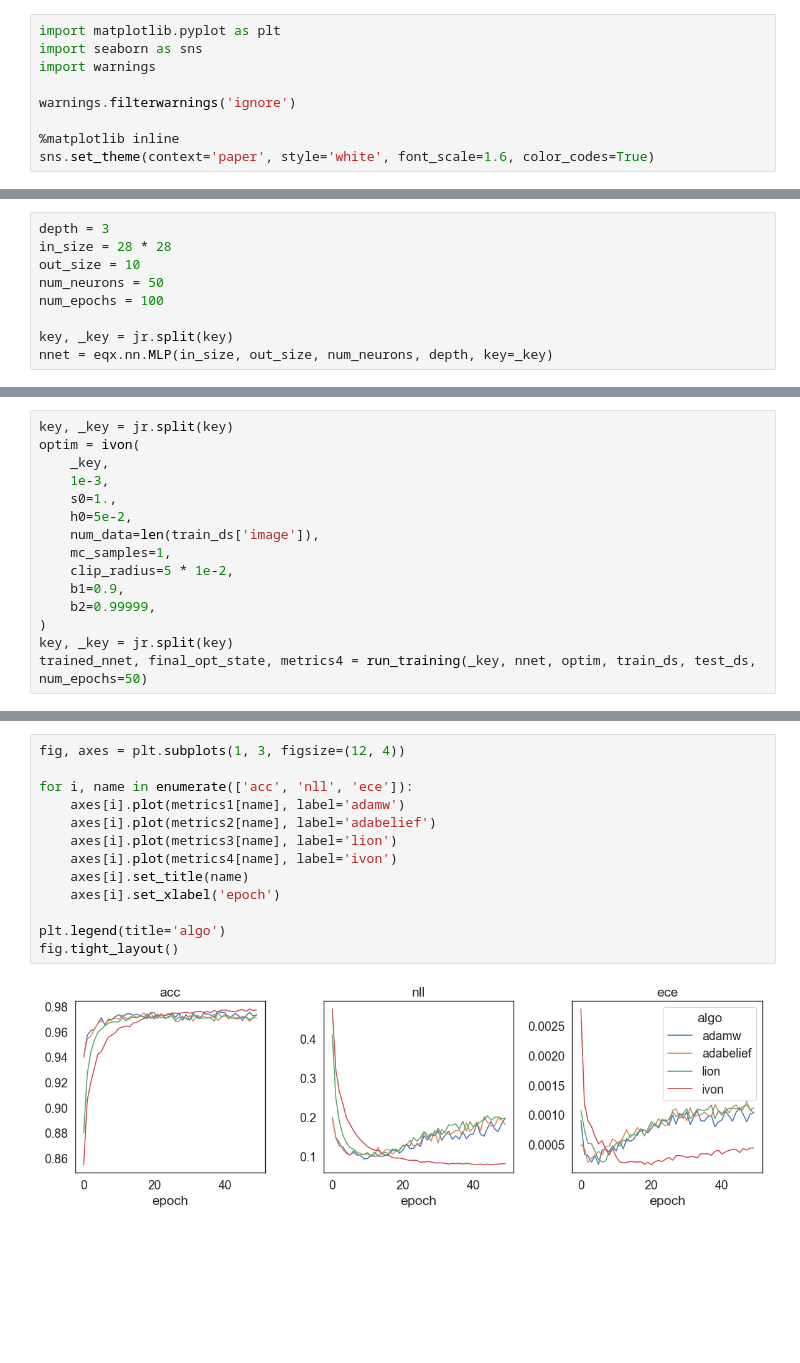
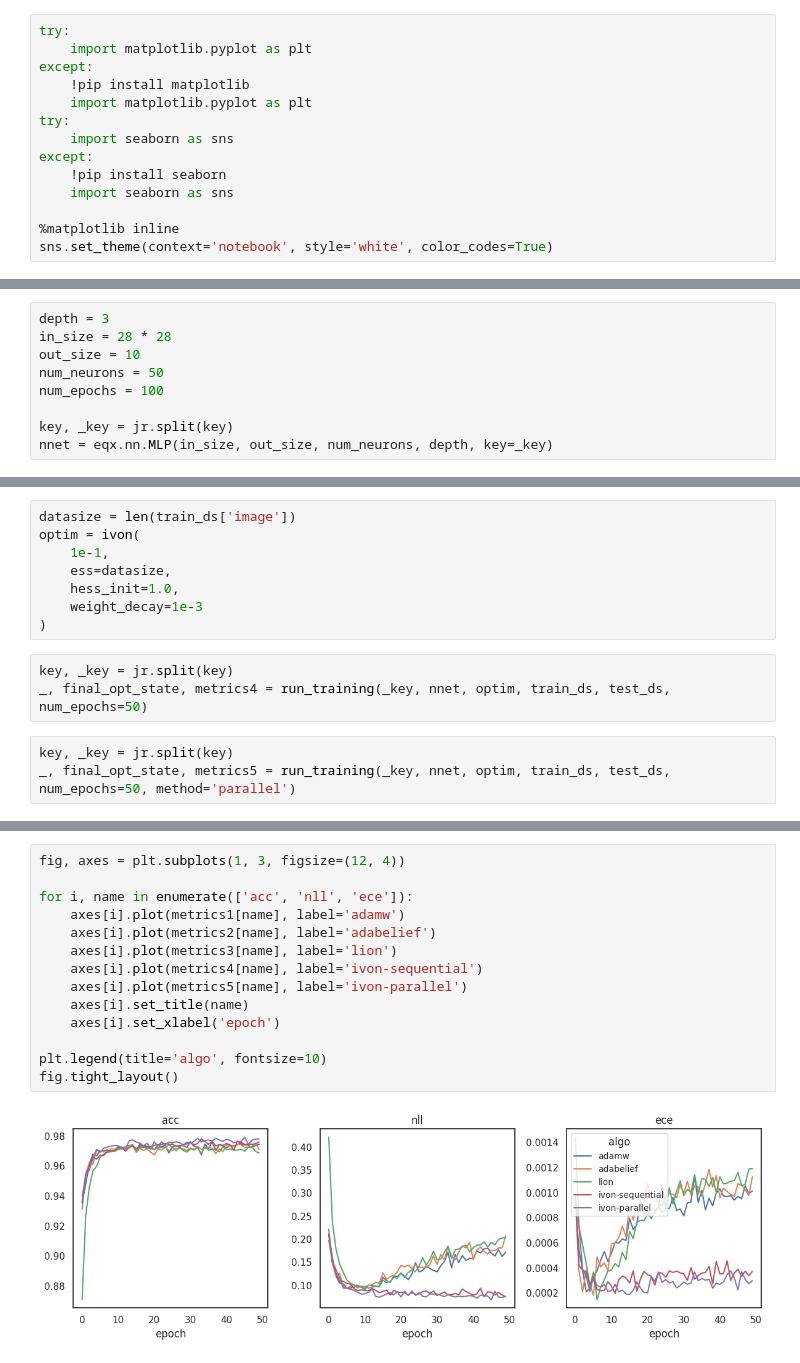
Before and after one commit to dimarkov/blrax, a Jupyter notebook: examples/test_mnist.ipynb, the cells around one changed output, grey strips where cells are left out. Cells and saved outputs as stored; diff of their text form; blank space fills up the shorter version.

Commit message:
updated notebook with comparison examples

```diff
--- a/examples/test_mnist.ipynb
+++ b/examples/test_mnist.ipynb
@@ -29,14 +9,19 @@ os.environ["XLA_PYTHON_CLIENT_ALLOCATOR"] = "platform"
 os.environ["CUDA_DEVICE_ORDER"] = "PCI_BUS_ID"
 os.environ["CUDA_VISIBLE_DEVICES"] = "0"
 # %%
-import matplotlib.pyplot as plt
-import seaborn as sns
-import warnings
-
-warnings.filterwarnings('ignore')
+try:
+    import matplotlib.pyplot as plt
+except:
+    !pip install matplotlib
+    import matplotlib.pyplot as plt
+try:
+    import seaborn as sns
+except:
+    !pip install seaborn
+    import seaborn as sns
 
 %matplotlib inline
-sns.set_theme(context='paper', style='white', font_scale=1.6, color_codes=True)
+sns.set_theme(context='notebook', style='white', color_codes=True)
 # %%
 import jax.numpy as jnp
 import jax.random as jr
@@ -296,15 +289,14 @@ trained_nnet, final_opt_state, metrics3 = run_training(_key, nnet, optim, train_
 # %%
-key, _key = jr.split(key)
+datasize = len(train_ds['image'])
 optim = ivon(
-    _key,
-    1e-3,
-    s0=1.,
-    h0=5e-2,
-    num_data=len(train_ds['image']),
-    mc_samples=1,
-    clip_radius=5 * 1e-2,
-    b1=0.9,
-    b2=0.99999,
+    1e-1,
+    ess=datasize,
+    hess_init=1.0,
+    weight_decay=1e-3
 )
-key, _key = jr.split(key)
-trained_nnet, final_opt_state, metrics4 = run_training(_key, nnet, optim, train_ds, test_ds, num_epochs=50)
+# %%
+key, _key = jr.split(key)
+_, final_opt_state, metrics4 = run_training(_key, nnet, optim, train_ds, test_ds, num_epochs=50)
+# %%
+key, _key = jr.split(key)
+_, final_opt_state, metrics5 = run_training(_key, nnet, optim, train_ds, test_ds, num_epochs=50, method='parallel')
@@ -311,15 +309,16 @@ trained_nnet, final_opt_state, metrics4 = run_training(_key, nnet, optim, train_
 # %%
 fig, axes = plt.subplots(1, 3, figsize=(12, 4))
 
 for i, name in enumerate(['acc', 'nll', 'ece']):
     axes[i].plot(metrics1[name], label='adamw')
     axes[i].plot(metrics2[name], label='adabelief')
     axes[i].plot(metrics3[name], label='lion')
-    axes[i].plot(metrics4[name], label='ivon')
+    axes[i].plot(metrics4[name], label='ivon-sequential')
+    axes[i].plot(metrics5[name], label='ivon-parallel')
     axes[i].set_title(name)
     axes[i].set_xlabel('epoch')
 
-plt.legend(title='algo')
+plt.legend(title='algo', fontsize=10)
 fig.tight_layout()
 # %% [output]
-[figure, old version]
+[figure, new version]
```
Also changed, not shown: parts of 8 cells of this notebook.
